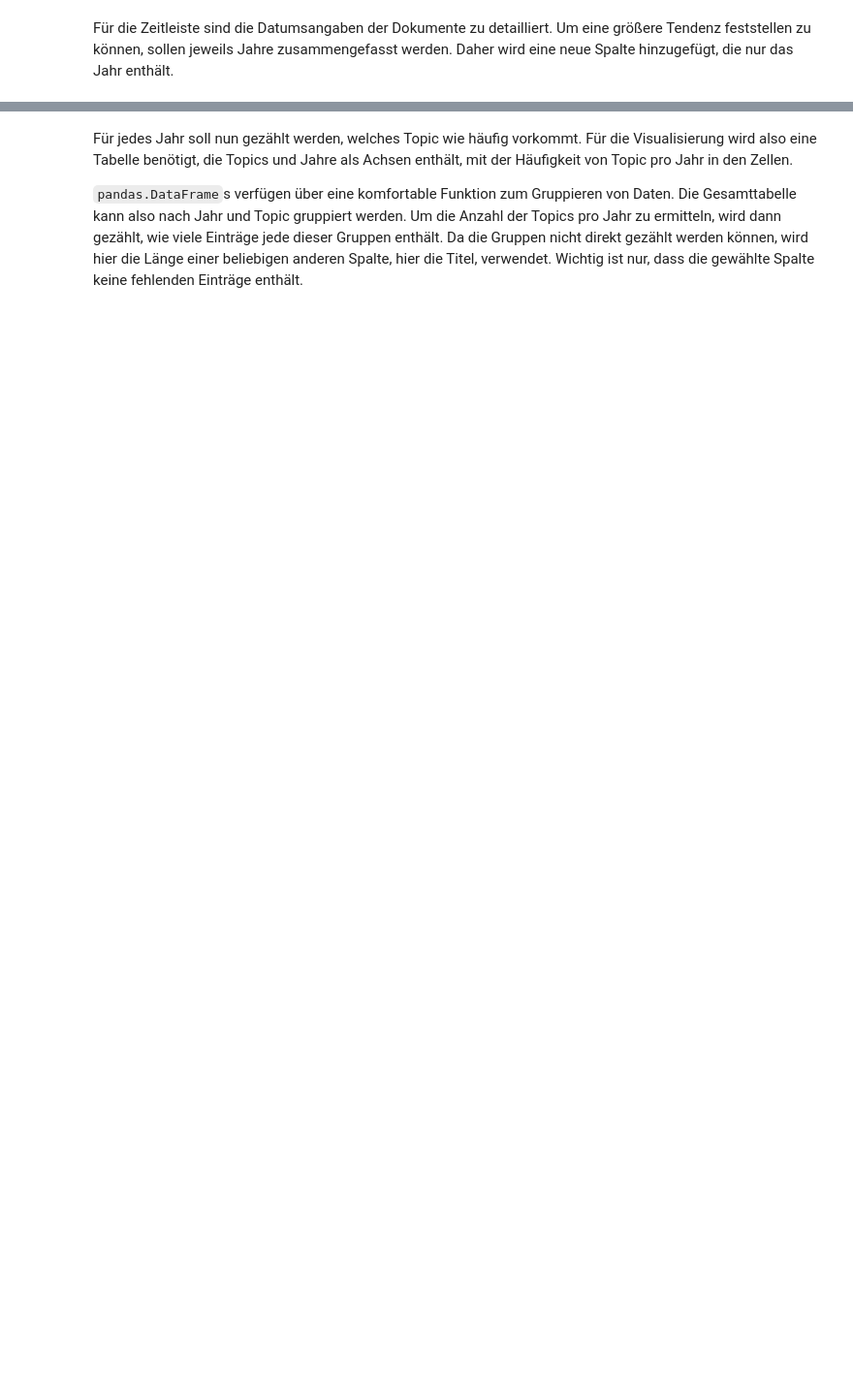
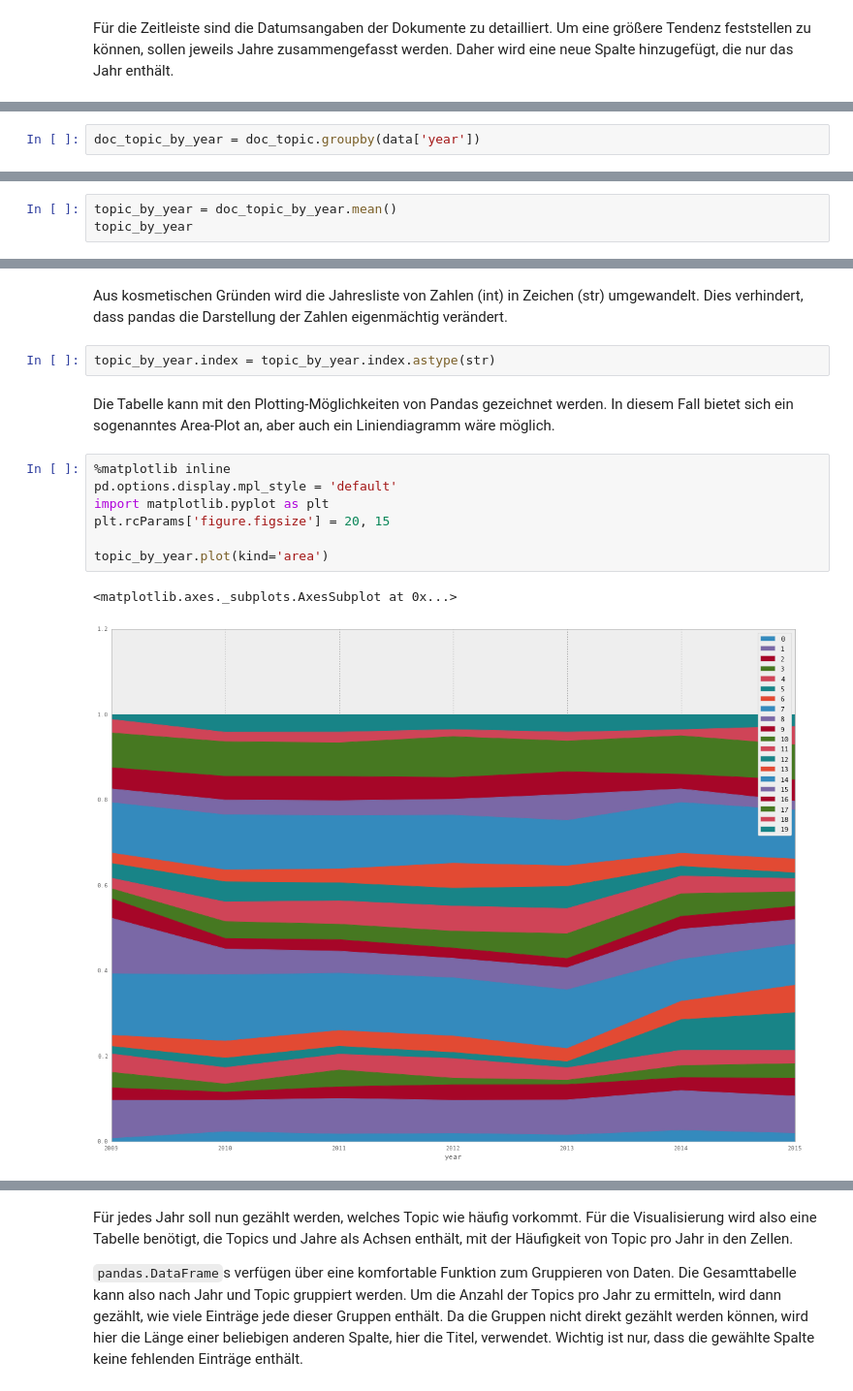
Before and after one commit to frederik-elwert/UniLu_HS2015_Textanalyse, a Jupyter notebook: 08_Visualisierung/Visualisierung als Zeitleiste.ipynb, the cells around one changed output, grey strips where cells are left out. Shown: that part at 97% size. Saved outputs shown, nothing was run; the diff lists cells and outputs as text; blank space fills up the shorter version.

Commit message:
Merge and update notebooks Visualisierung als Zeitleiste.

```diff
--- a/08_Visualisierung/Visualisierung als Zeitleiste.ipynb
+++ b/08_Visualisierung/Visualisierung als Zeitleiste.ipynb
@@ -54,0 +50,2 @@ data[:10]
+# %%
+doc_topic_by_year = doc_topic.groupby(data['year'])
@@ -54,0 +54,3 @@ data[:10]
+# %%
+topic_by_year = doc_topic_by_year.mean()
+topic_by_year
@@ -54,0 +67,16 @@ data[:10]
+# %% [markdown]
+Aus kosmetischen Gründen wird die Jahresliste von Zahlen (int) in Zeichen (str) umgewandelt. Dies verhindert, dass pandas die Darstellung der Zahlen eigenmächtig verändert.
+# %%
+topic_by_year.index = topic_by_year.index.astype(str)
+# %% [markdown]
+Die Tabelle kann mit den Plotting-Möglichkeiten von Pandas gezeichnet werden. In diesem Fall bietet sich ein sogenanntes Area-Plot an, aber auch ein Liniendiagramm wäre möglich.
+# %%
+%matplotlib inline
+pd.options.display.mpl_style = 'default'
+import matplotlib.pyplot as plt
+plt.rcParams['figure.figsize'] = 20, 15
+
+topic_by_year.plot(kind='area')
+# %% [output]
+<matplotlib.axes._subplots.AxesSubplot at 0x...>
+[figure, added]
```
Also changed, not shown: parts of 20 cells of this notebook, 1 other file.
